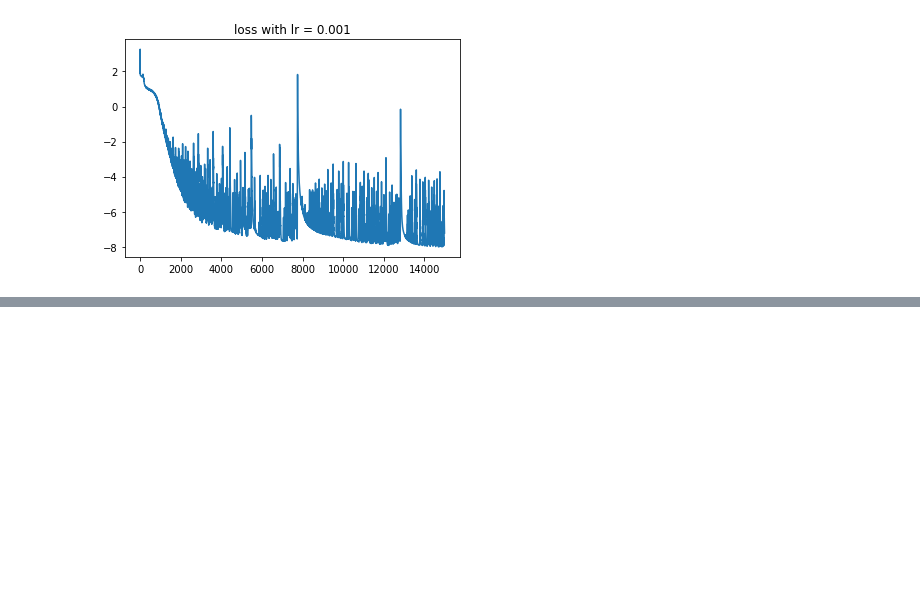
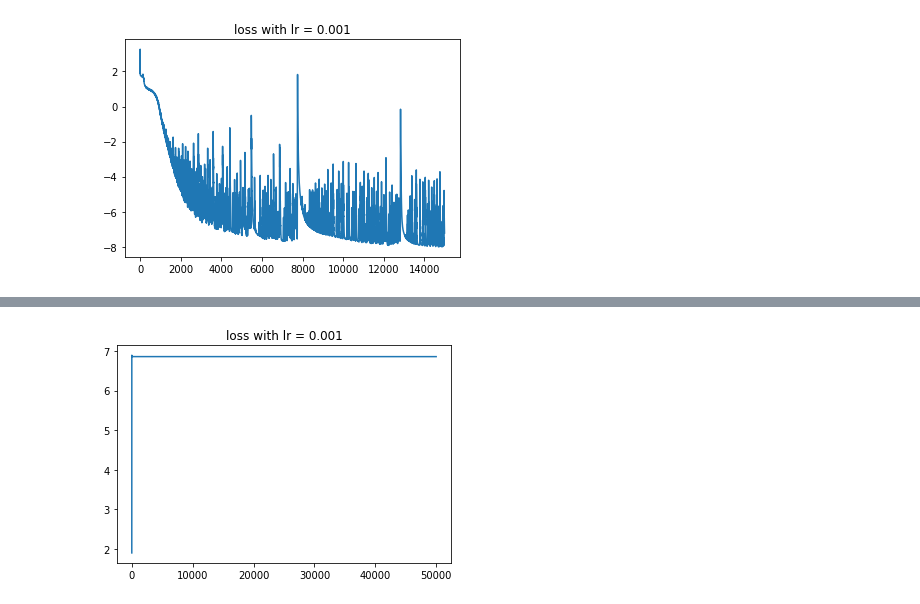
Before and after one commit to ashysheya/research_project, a Jupyter notebook: simple_model_loss.ipynb, the cells around one changed output, grey strips where cells are left out. Drawn from its saved outputs; the diff is of its cells as text; code cells hidden in the pictures; blank space fills up the shorter version.

```diff
--- a/simple_model_loss.ipynb
+++ b/simple_model_loss.ipynb
@@ -19,0 +29,6 @@ plt.show()
+# %%
+plt.plot(np.log(SGD_loss2))
+plt.title('loss with lr = 0.001')
+plt.show()
+# %% [output]
+[figure, added]
```
Also changed, not shown: parts of 2 cells of this notebook.
